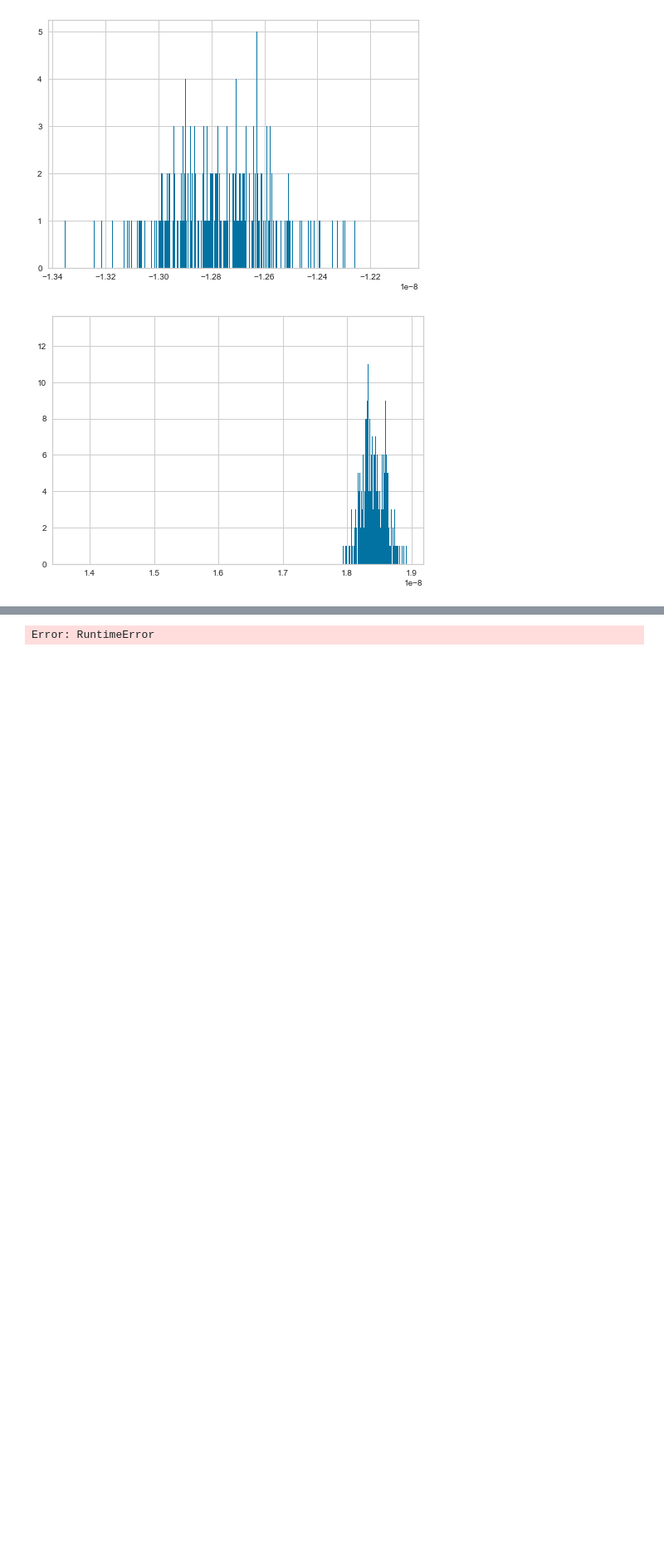
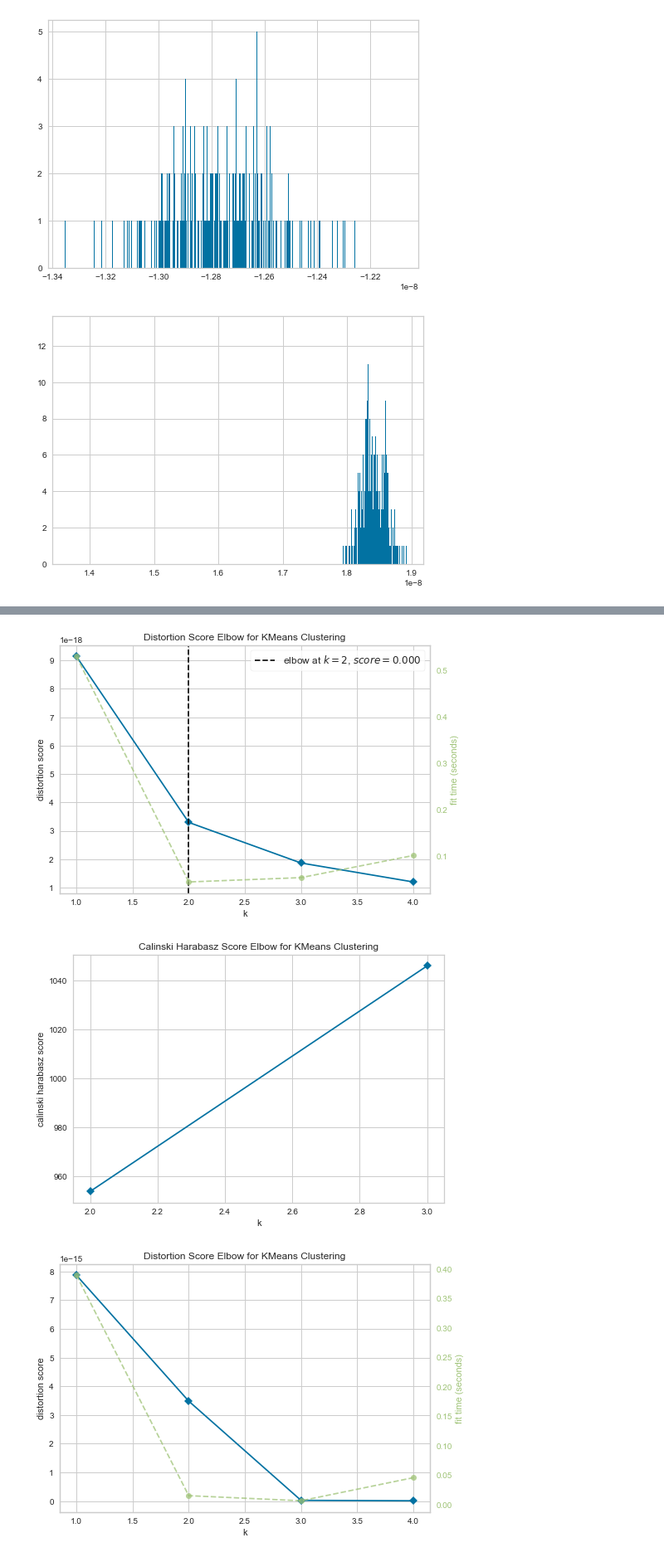
Before and after one commit to Kusmonaut/python_scirpts, a Jupyter notebook: jupiterNotebook/helloJupyter.ipynb, the cells around one changed output, grey strips where cells are left out. Shown at 83% size. Cells and saved outputs as stored; diff of their text form; code cells hidden in the pictures; blank space fills up the shorter version.

```diff
--- a/jupiterNotebook/helloJupyter.ipynb
+++ b/jupiterNotebook/helloJupyter.ipynb
@@ -114,23 +116,25 @@ for uid in messured_data:
 # %%
-for uid in messured_data:
+for uid in measured_data:
 
-    data = np.array([messured_data[uid]]).T
+    data = np.array([measured_data[uid]]).T
 
     # Instantiate the clustering model and visualizer
     model = KMeans()
 
     visualizer = KElbowVisualizer(
         model, k=(2,4), metric='calinski_harabasz', timings=False, locate_elbow=True
         )
         # if uid == '01aa2145caf203b4':
-        #     for value in messured_data[uid]:
+        #     for value in measured_data[uid]:
         #         if value < 0:
-        #             messured_data[uid].remove(value)
+        #             measured_data[uid].remove(value)
         #             # -5.8408445191560077e-08
         #             # 1.1850900483167948e-08
 
     kelbow_visualizer(KMeans(random_state=4), data, k=(1,5))
     visualizer.fit(data)        # Fit the data to the visualizer
     visualizer.show()        # Finalize and render the figure
 # %% [output]
-Error: RuntimeError
+[figure, added]
+[figure, added]
+[figure, added]
```
Also changed, not shown: parts of 13 cells of this notebook, 31 other files.
